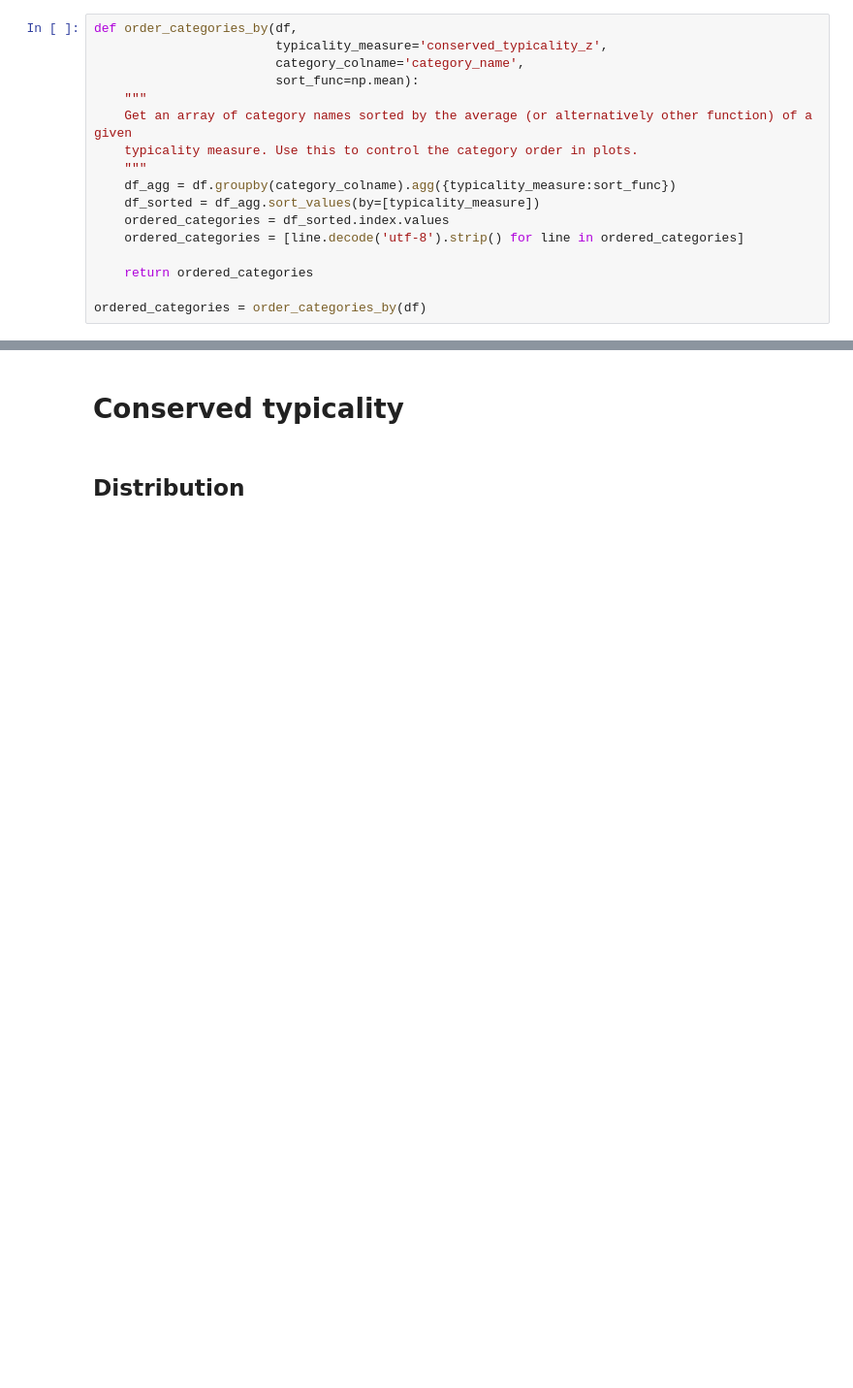
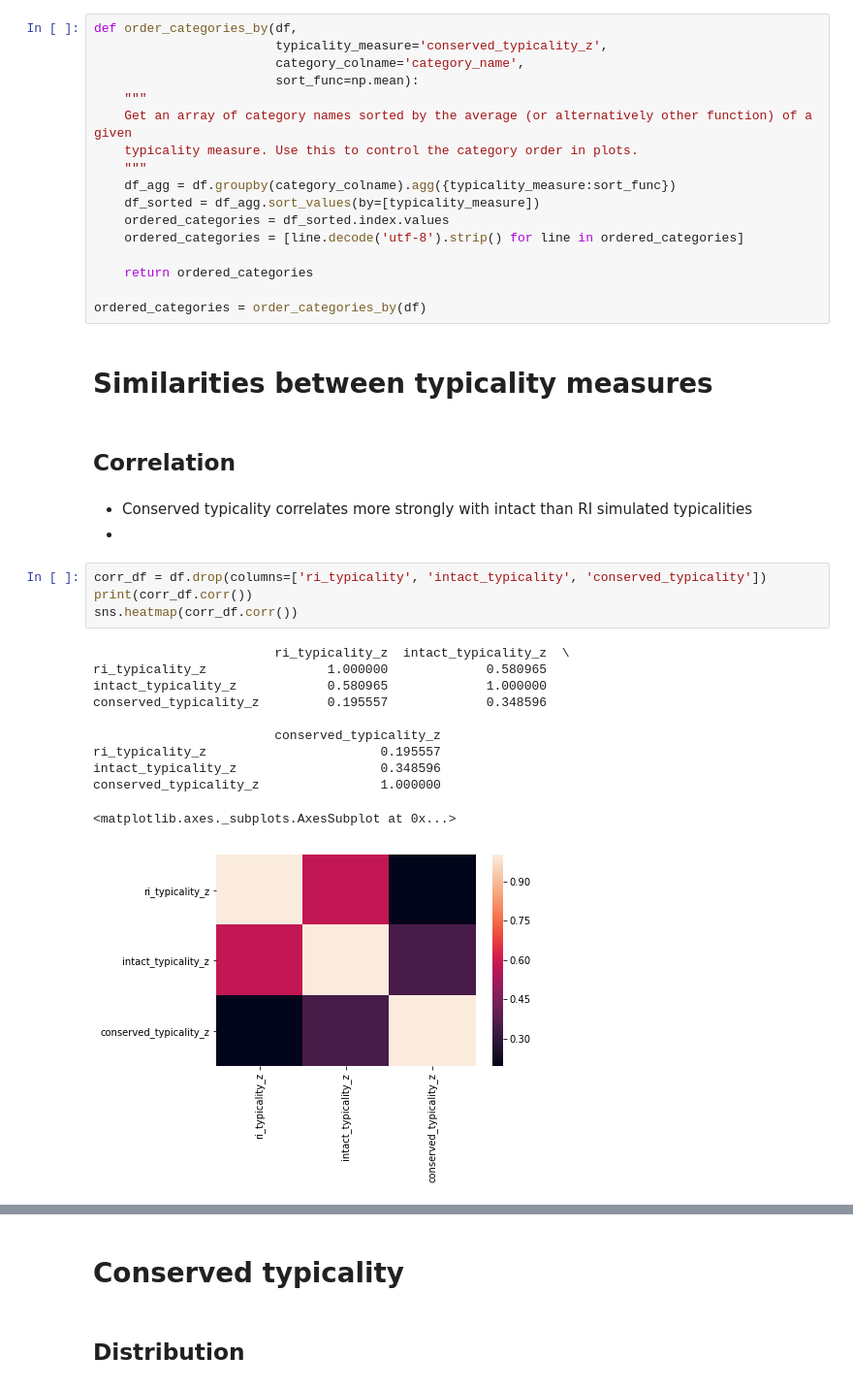
Before and after one commit to oliver-contier/ri_hmax, a Jupyter notebook: codebase/analysis_aloi_typicalities.ipynb, the cells around one changed output, grey strips where cells are left out. Shown at 97% size. Cells and saved outputs as stored; diff of their text form; blank space fills up the shorter version.

```diff
--- a/codebase/analysis_aloi_typicalities.ipynb
+++ b/codebase/analysis_aloi_typicalities.ipynb
@@ -74,3 +80,26 @@ def order_categories_by(df,
     return ordered_categories
 
 ordered_categories = order_categories_by(df)
+# %% [markdown]
+# Similarities between typicality measures
+# %% [markdown]
+## Correlation
+# %% [markdown]
+- Conserved typicality correlates more strongly with intact than RI simulated typicalities
+-
+# %%
+corr_df = df.drop(columns=['ri_typicality', 'intact_typicality', 'conserved_typicality'])
+print(corr_df.corr())
+sns.heatmap(corr_df.corr())
+# %% [output]
+                        ri_typicality_z  intact_typicality_z  \
+ri_typicality_z                1.000000             0.580965
+intact_typicality_z            0.580965             1.000000
+conserved_typicality_z         0.195557             0.348596
+
+                        conserved_typicality_z
+ri_typicality_z                       0.195557
+intact_typicality_z                   0.348596
+conserved_typicality_z                1.000000
+<matplotlib.axes._subplots.AxesSubplot at 0x...>
+[figure, added]
```
Also changed, not shown: parts of 22 cells of this notebook.
